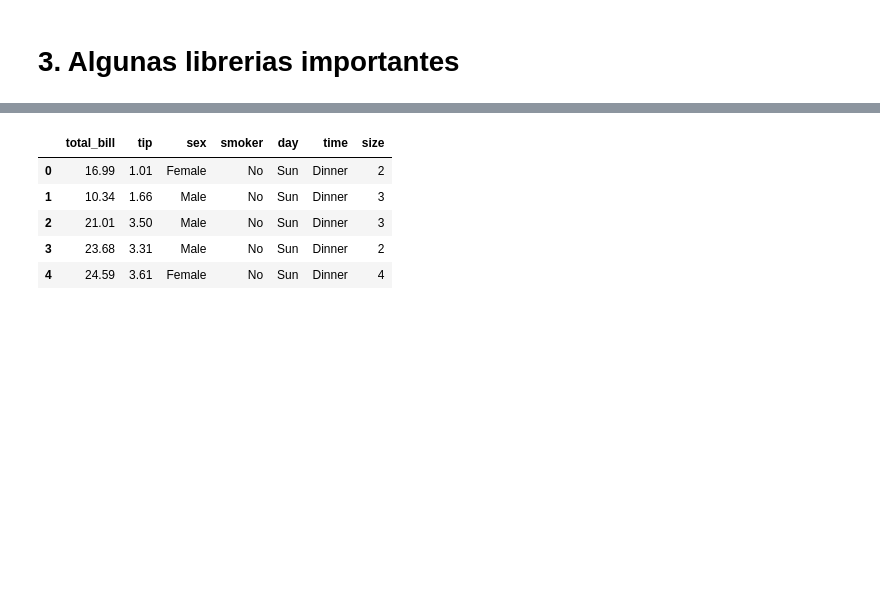
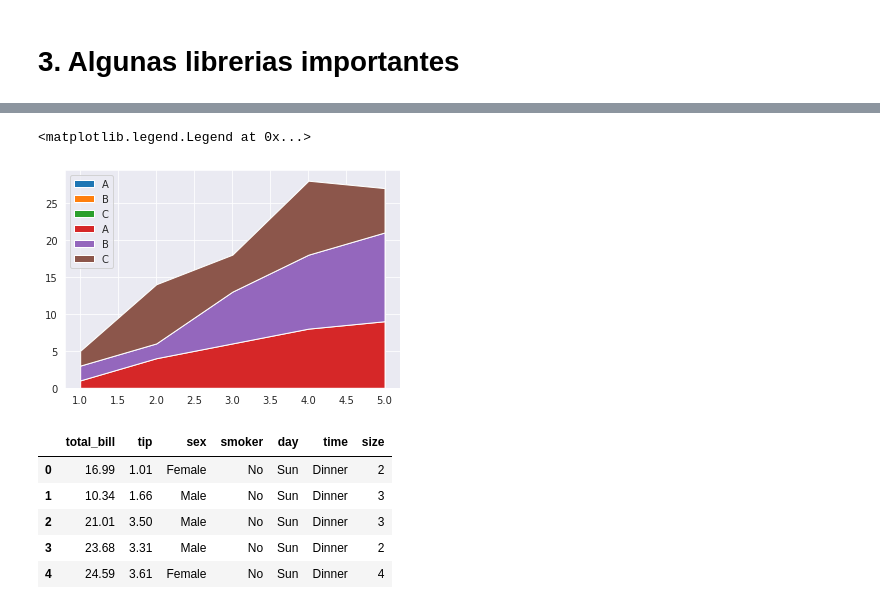
Before and after one commit to jear2412/MetodosLineales, a Jupyter notebook: intropython.ipynb, the cells around one changed output, grey strips where cells are left out. Drawn from its saved outputs; the diff is of its cells as text; code cells hidden in the pictures; blank space fills up the shorter version.

```diff
--- a/intropython.ipynb
+++ b/intropython.ipynb
@@ -364,3 +420,29 @@ plt.show()
+# %%
+#ejemplo de la pagina
+
+# --- FORMAT 1
+
+# Your x and y axis
+x=range(1,6)
+y=[ [1,4,6,8,9], [2,2,7,10,12], [2,8,5,10,6] ]
+
+# Basic stacked area chart.
+plt.stackplot(x,y, labels=['A','B','C'])
+plt.legend(loc='upper left')
+#plt.show()
+
+# --- FORMAT 2</pre>
+x=range(1,6)
+y1=[1,4,6,8,9]
+y2=[2,2,7,10,12]
+y3=[2,8,5,10,6]
+
+# Basic stacked area chart.
+plt.stackplot(x,y1, y2, y3, labels=['A','B','C'])
+plt.legend(loc='upper left')
+# %% [output]
+<matplotlib.legend.Legend at 0x...>
+[figure, added]
 # %%
 #otro ejemplo
 import pandas as pd
```
Also changed, not shown: parts of 16 cells of this notebook.
